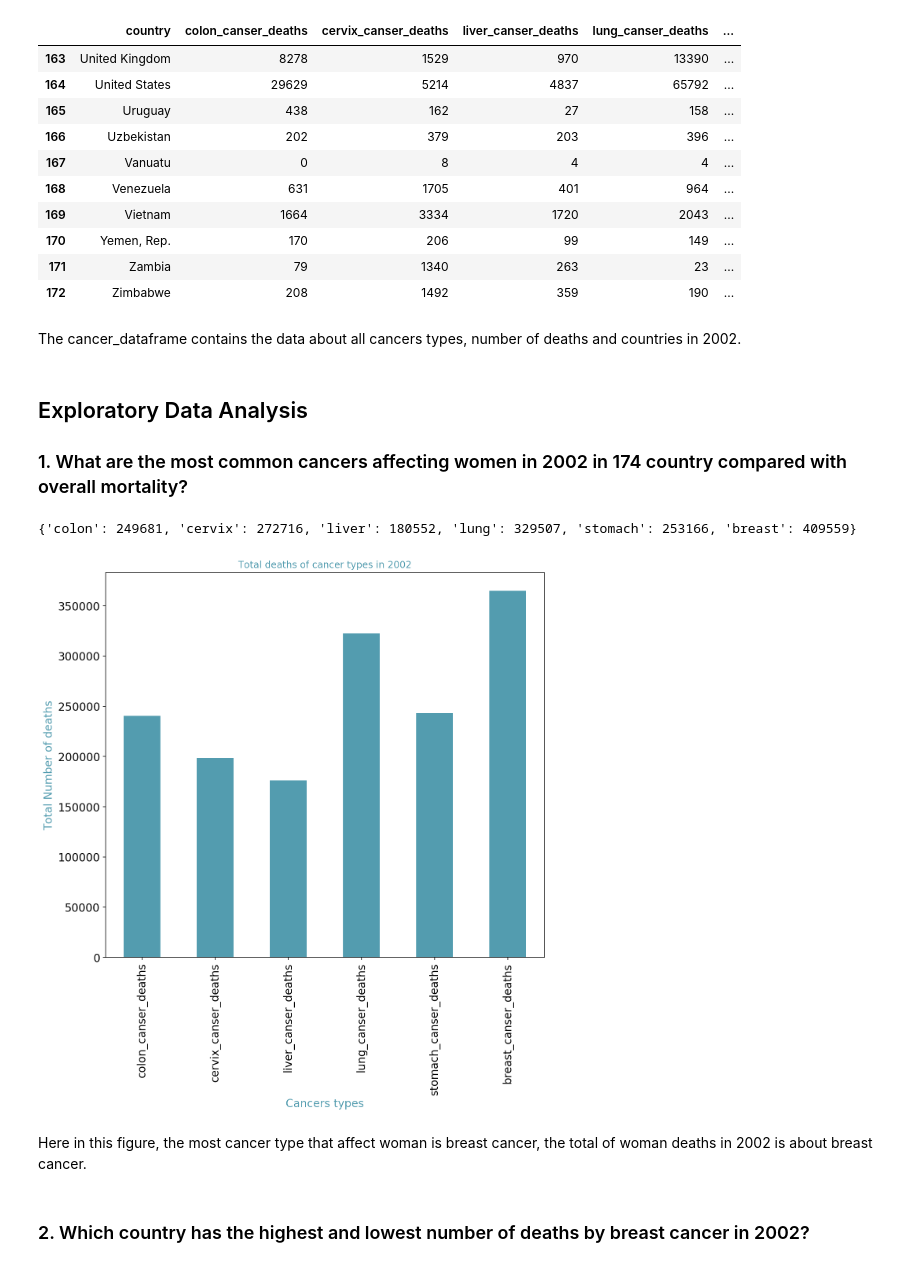
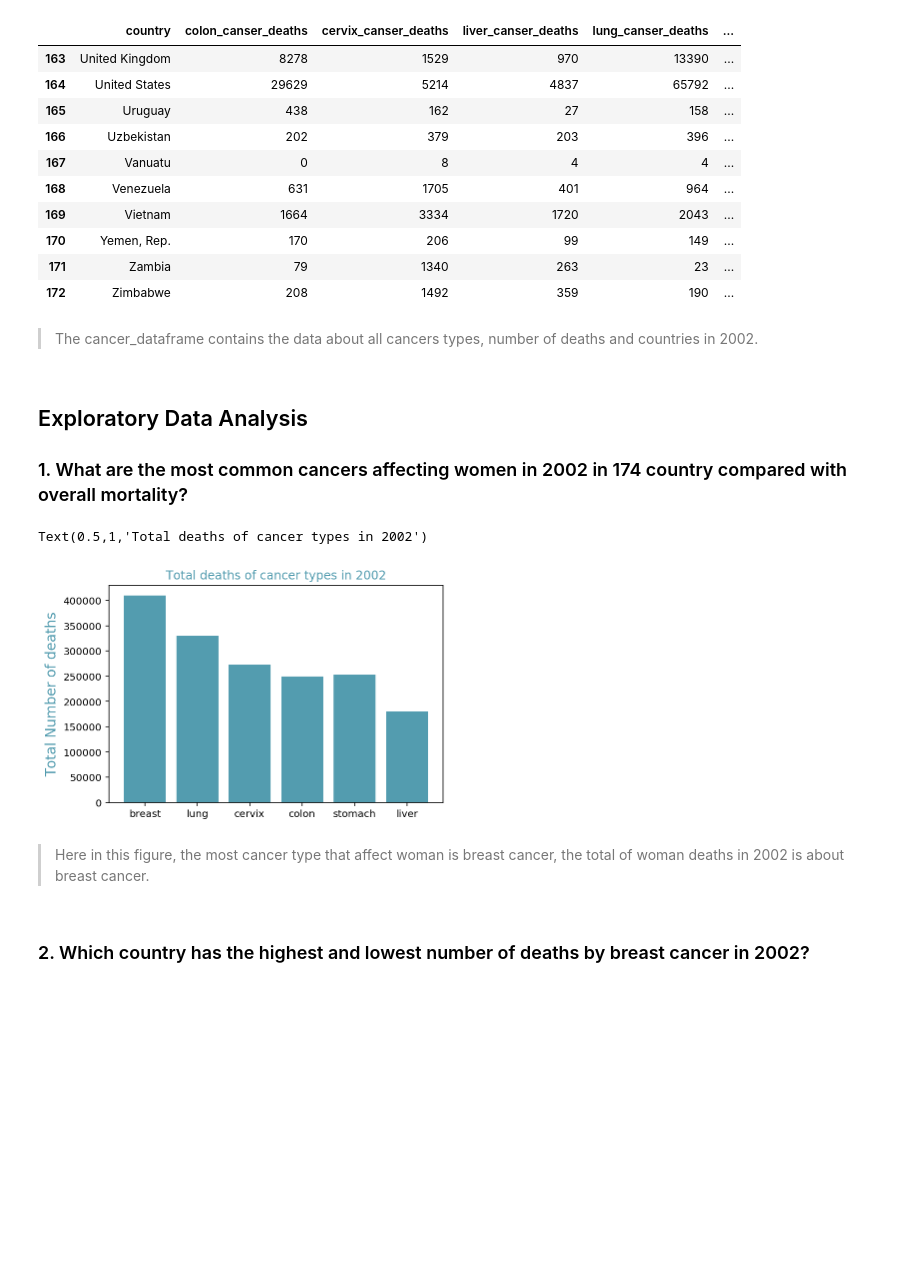
Before and after one commit to HanaDev1/Investigate_dataset, a Jupyter notebook: Investigate_a_Dataset.ipynb, the cells around one changed output. Saved outputs shown, nothing was run; the diff lists cells and outputs as text; code cells hidden in the pictures; blank space fills up the shorter version.

```diff
--- a/Investigate_a_Dataset.ipynb
+++ b/Investigate_a_Dataset.ipynb
@@ -374,7 +375,7 @@ cancer_dataframe.tail(10)
 | 171 | Zambia | 79 | 1340 | 263 | 23 | ... |
 | 172 | Zimbabwe | 208 | 1492 | 359 | 190 | ... |
 # %% [markdown]
-The cancer_dataframe contains the data about all cancers types, number of deaths and countries in 2002.
+>The cancer_dataframe contains the data about all cancers types, number of deaths and countries in 2002.
 # %% [markdown]
 <a id='eda'></a>
 ## Exploratory Data Analysis
@@ -382,21 +383,17 @@ The cancer_dataframe contains the data about all cancers types, number of deaths
 ### 1. What are the most common cancers affecting women in 2002 in 174 country compared with overall mortality?
 # %%
 #What are the most common cancers affecting women in 2002 in 174 country compared with overall mortality?
-cancer_array=({'colon':sum_colon,'cervix':sum_cervix,'liver':sum_liver,'lung':sum_lung,'stomach':sum_stomach,'breast':sum_breast})
-print(cancer_array)
+cancer_array=({'breast':sum_breast,'lung':sum_lung,'cervix':sum_cervix,'colon':sum_colon,'stomach':sum_stomach,'liver':sum_liver})
+plt.bar(range(len(cancer_array)), list(cancer_array.values()),color = '#539caf', align='center')
+plt.xticks(range(len(cancer_array)), list(cancer_array.keys()))
+plt.ylabel('Total Number of deaths', color = '#539caf', fontsize = '14')
+plt.title('Total deaths of cancer types in 2002',color = '#539caf')
+#print(cancer_array)
 # %% [output]
-{'colon': 249681, 'cervix': 272716, 'liver': 180552, 'lung': 329507, 'stomach': 253166, 'breast': 409559}
+Text(0.5,1,'Total deaths of cancer types in 2002')
+[figure, added]
-# %%
-chart=cancer_dataframe.iloc[1:172, 1:].sum().plot.bar(color = '#539caf', fontsize = 14)
-chart.set_title('Total deaths of cancer types in 2002',color = '#539caf')
-chart.set_ylabel('Total Number of deaths', color = '#539caf', fontsize = '14')
-chart.set_xlabel('Cancers types', color = '#539caf', fontsize = '14')
-chart.figure.set_size_inches(10, 9)
-plt.show()
-# %% [output]
-[figure, removed]
 # %% [markdown]
-Here in this figure, the most cancer type that affect woman is breast cancer, the total of woman deaths in 2002 is about breast cancer.
+>Here in this figure, the most cancer type that affect woman is breast cancer, the total of woman deaths in 2002 is about breast cancer.
 # %% [markdown]
 ### 2. Which country has the highest and lowest number of deaths by breast cancer in 2002?
 # %%
```
Also changed, not shown: parts of 16 cells of this notebook, 1 other file.
